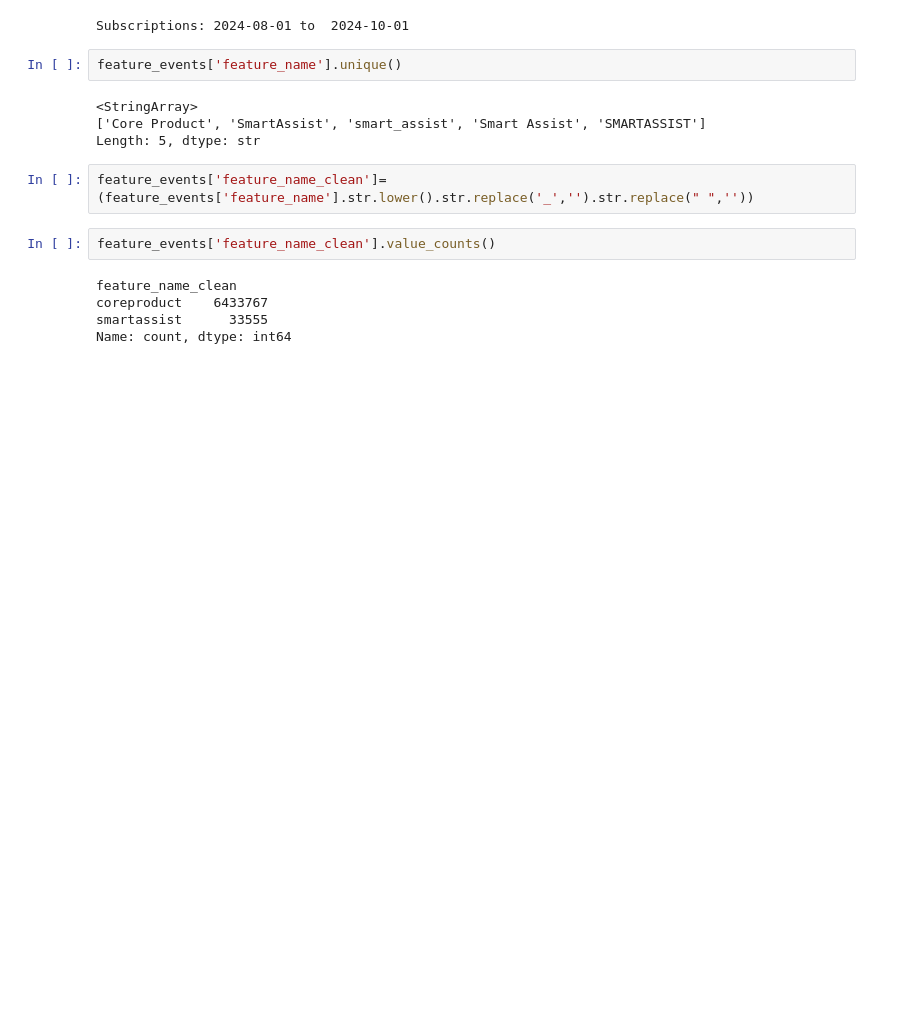
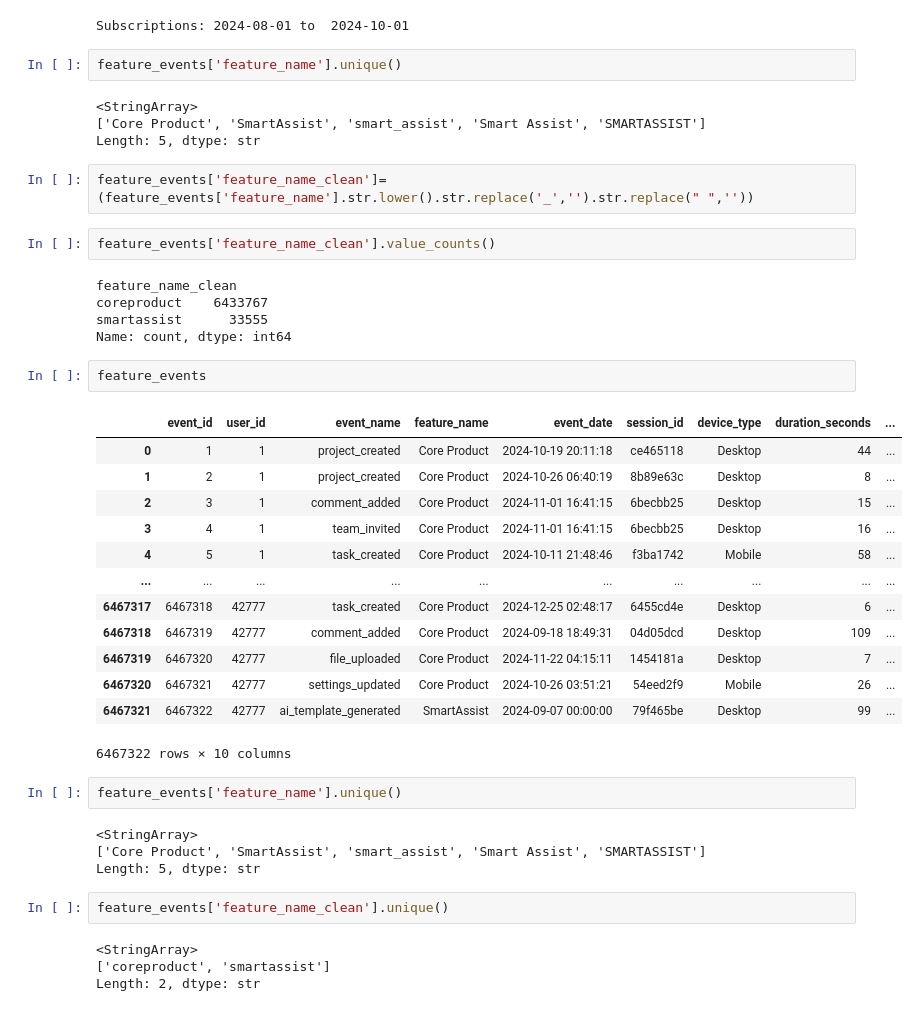
Before and after one commit to Vaishnav09/ai-product-impact-analysis, a Jupyter notebook: notebooks/01_data_exploration.ipynb, the cells around one changed output. Cells and saved outputs as stored; diff of their text form; blank space fills up the shorter version.

```diff
--- a/notebooks/01_data_exploration.ipynb
+++ b/notebooks/01_data_exploration.ipynb
@@ -252,3 +252,31 @@ feature_name_clean
 coreproduct    6433767
 smartassist      33555
 Name: count, dtype: int64
+# %%
+feature_events
+# %% [output]
+|  | event_id | user_id | event_name | feature_name | event_date | session_id | device_type | duration_seconds | ... |
+| 0 | 1 | 1 | project_created | Core Product | 2024-10-19 20:11:18 | ce465118 | Desktop | 44 | ... |
+| 1 | 2 | 1 | project_created | Core Product | 2024-10-26 06:40:19 | 8b89e63c | Desktop | 8 | ... |
+| 2 | 3 | 1 | comment_added | Core Product | 2024-11-01 16:41:15 | 6becbb25 | Desktop | 15 | ... |
+| 3 | 4 | 1 | team_invited | Core Product | 2024-11-01 16:41:15 | 6becbb25 | Desktop | 16 | ... |
+| 4 | 5 | 1 | task_created | Core Product | 2024-10-11 21:48:46 | f3ba1742 | Mobile | 58 | ... |
+| ... | ... | ... | ... | ... | ... | ... | ... | ... | ... |
+| 6467317 | 6467318 | 42777 | task_created | Core Product | 2024-12-25 02:48:17 | 6455cd4e | Desktop | 6 | ... |
+| 6467318 | 6467319 | 42777 | comment_added | Core Product | 2024-09-18 18:49:31 | 04d05dcd | Desktop | 109 | ... |
+| 6467319 | 6467320 | 42777 | file_uploaded | Core Product | 2024-11-22 04:15:11 | 1454181a | Desktop | 7 | ... |
+| 6467320 | 6467321 | 42777 | settings_updated | Core Product | 2024-10-26 03:51:21 | 54eed2f9 | Mobile | 26 | ... |
+| 6467321 | 6467322 | 42777 | ai_template_generated | SmartAssist | 2024-09-07 00:00:00 | 79f465be | Desktop | 99 | ... |
+6467322 rows × 10 columns
+# %%
+feature_events['feature_name'].unique()
+# %% [output]
+<StringArray>
+['Core Product', 'SmartAssist', 'smart_assist', 'Smart Assist', 'SMARTASSIST']
+Length: 5, dtype: str
+# %%
+feature_events['feature_name_clean'].unique()
+# %% [output]
+<StringArray>
+['coreproduct', 'smartassist']
+Length: 2, dtype: str
```
Also changed, not shown: parts of 11 cells of this notebook.
